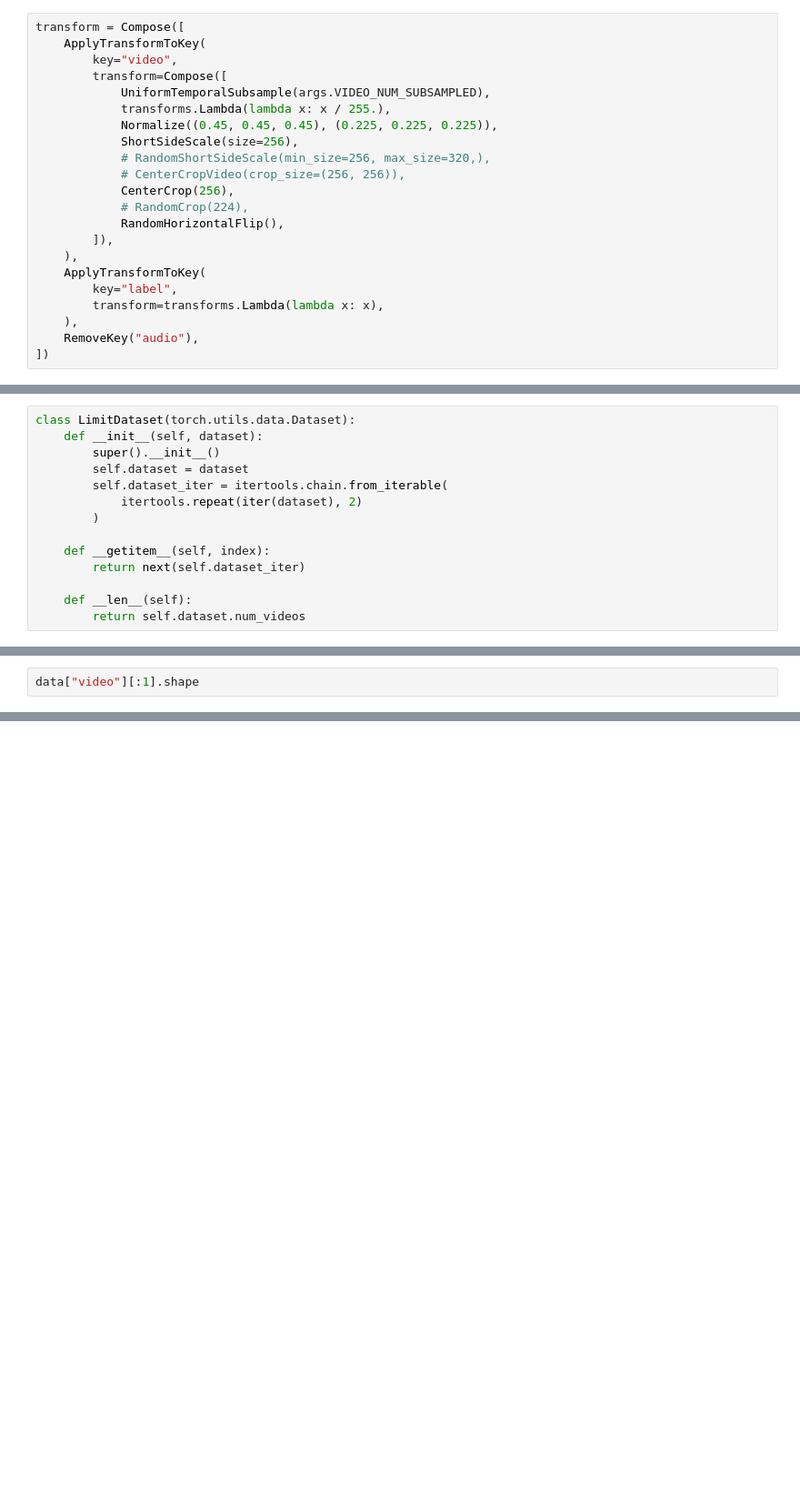
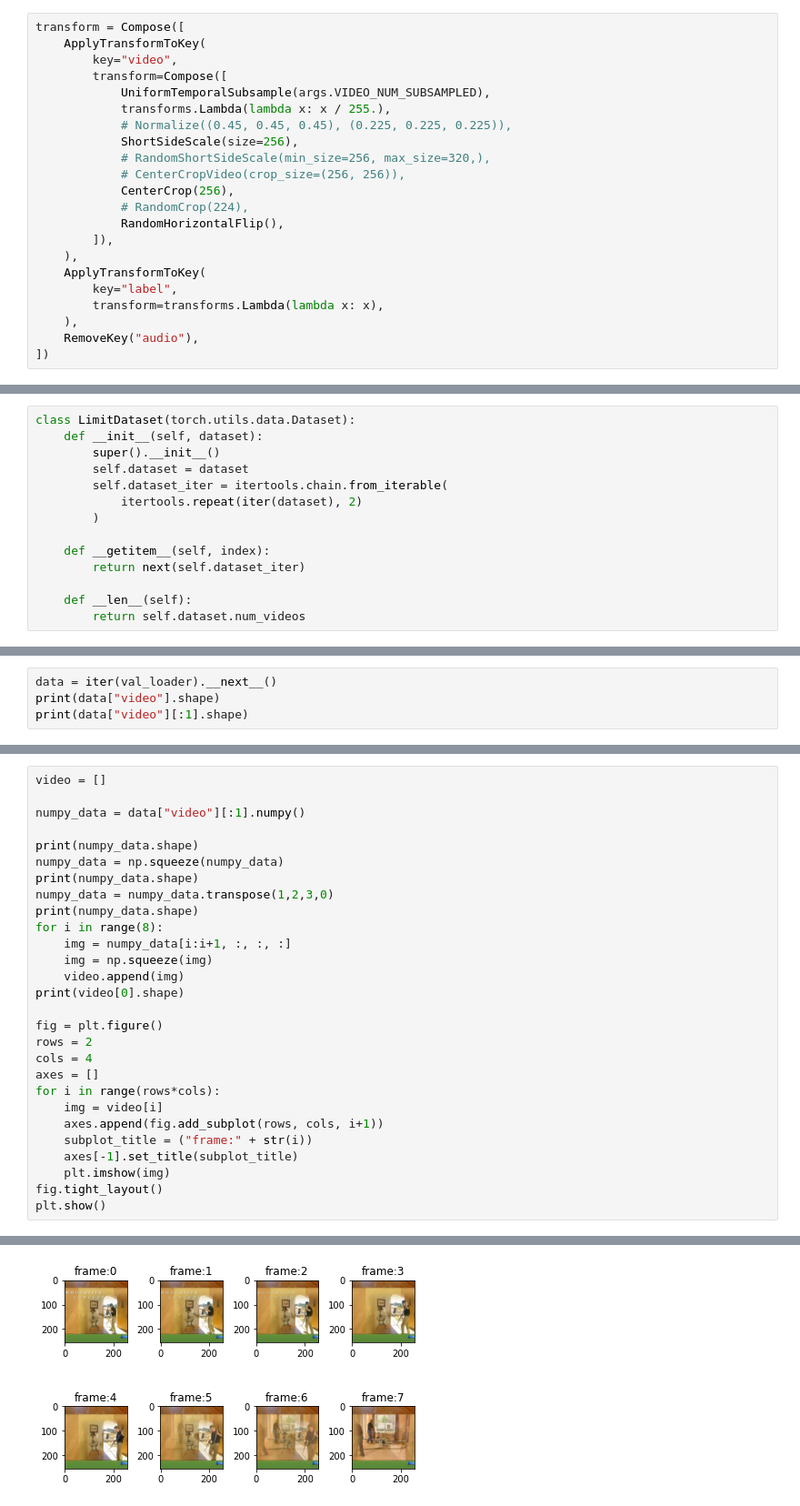
Before and after one commit to kazukiOmi/MDL_Action_Recognition, a Jupyter notebook: test_transform/test_transform.ipynb, the cells around one changed output, grey strips where cells are left out. Shown at 91% size. Cells and saved outputs as stored; diff of their text form; blank space fills up the shorter version.

Commit message:
loaderからデータを取り出して表示

```diff
--- a/test_transform/test_transform.ipynb
+++ b/test_transform/test_transform.ipynb
@@ -60,7 +60,7 @@ transform = Compose([
         transform=Compose([
             UniformTemporalSubsample(args.VIDEO_NUM_SUBSAMPLED),
             transforms.Lambda(lambda x: x / 255.),
-            Normalize((0.45, 0.45, 0.45), (0.225, 0.225, 0.225)),
+            # Normalize((0.45, 0.45, 0.45), (0.225, 0.225, 0.225)),
             ShortSideScale(size=256),
             # RandomShortSideScale(min_size=256, max_size=320,),
             # CenterCropVideo(crop_size=(256, 256)),
@@ -138,3 +134,5 @@ torch.Size([16])
 # %%
-data["video"][:1].shape
+data = iter(val_loader).__next__()
+print(data["video"].shape)
+print(data["video"][:1].shape)
 # %% [output]
@@ -144,0 +169,29 @@ torch.Size([16])
+# %%
+video = []
+
+numpy_data = data["video"][:1].numpy()
+
+print(numpy_data.shape)
+numpy_data = np.squeeze(numpy_data)
+print(numpy_data.shape)
+numpy_data = numpy_data.transpose(1,2,3,0)
+print(numpy_data.shape)
+for i in range(8):
+    img = numpy_data[i:i+1, :, :, :]
+    img = np.squeeze(img)
+    video.append(img)
+print(video[0].shape)
+
+fig = plt.figure()
+rows = 2
+cols = 4
+axes = []
+for i in range(rows*cols):
+    img = video[i]
+    axes.append(fig.add_subplot(rows, cols, i+1))
+    subplot_title = ("frame:" + str(i))
+    axes[-1].set_title(subplot_title)
+    plt.imshow(img)
+fig.tight_layout()
+plt.show()
+# %% [output]
@@ -144,0 +202 @@ torch.Size([16])
+[figure, added]
```
Also changed, not shown: parts of 8 cells of this notebook.
